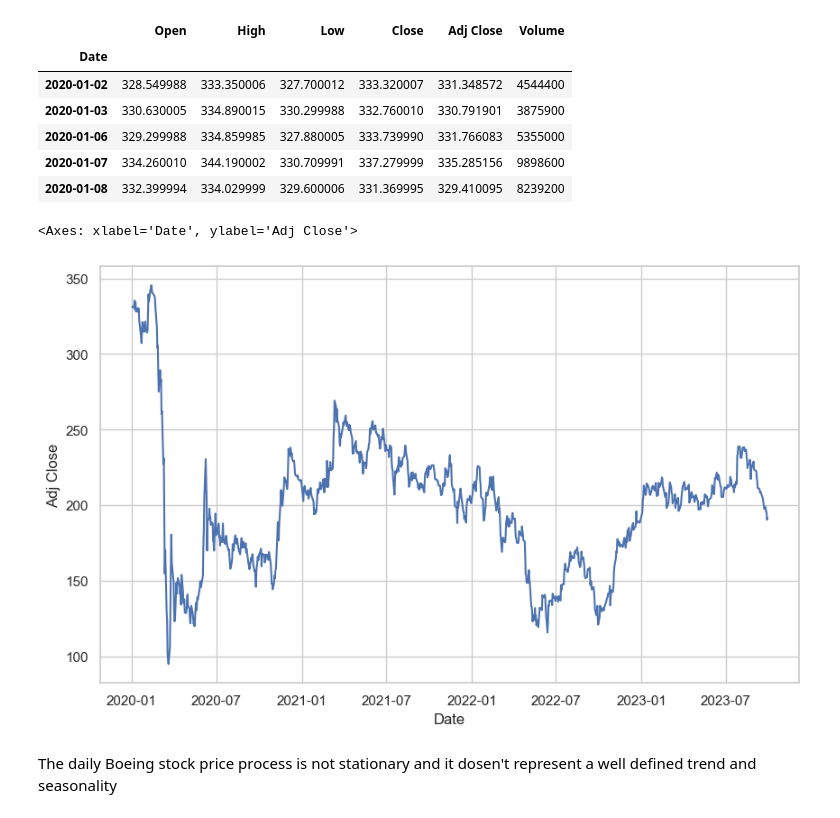
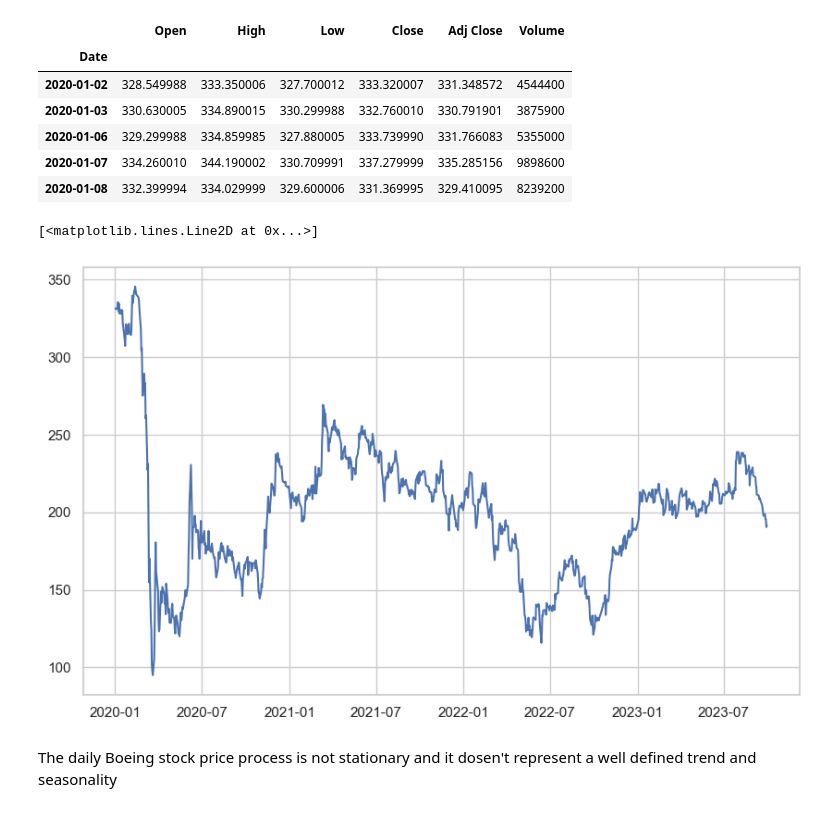
Before and after one commit to Mahdi-Kriaa/Stock_Price_Forecasting, a Jupyter notebook: Stock_Price_Forecasting.ipynb, the cells around one changed output. Saved outputs shown, nothing was run; the diff lists cells and outputs as text; code cells hidden in the pictures.

```diff
--- a/Stock_Price_Forecasting.ipynb
+++ b/Stock_Price_Forecasting.ipynb
@@ -50,11 +57,10 @@ Data Shape: (943, 6)
 | 2020-01-08 | 332.399994 | 334.029999 | 329.600006 | 331.369995 | 329.410095 | 8239200 |
 # %%
 plt.figure(figsize=(10,6))
-df_adj_close = df_boeing["Adj Close"].reset_index(drop=True)
-sns.lineplot(x=df_boeing.index, y=df_adj_close)
+plt.plot(df_boeing["Adj Close"])
 # %% [output]
-<Axes: xlabel='Date', ylabel='Adj Close'>
+[<matplotlib.lines.Line2D at 0x...>]
-[figure, old version]
+[figure, new version]
 # %% [markdown]
 The daily Boeing stock price process is not stationary and it dosen't represent a well defined trend and seasonality
 # %%
```
Also changed, not shown: parts of 34 cells of this notebook.
